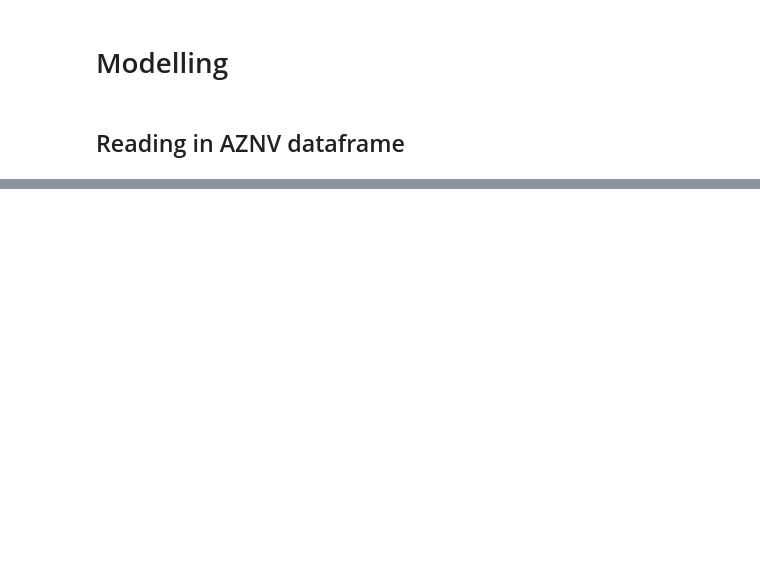
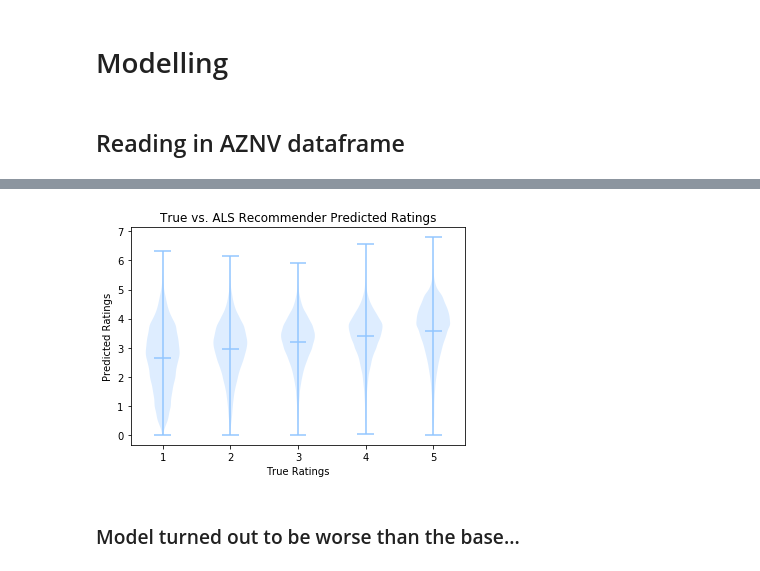
Before and after one commit to mik3up/yelp_recommender_old, a Jupyter notebook: src/Modelling.ipynb, the cells around one changed output, grey strips where cells are left out. Cells and saved outputs as stored; diff of their text form; code cells hidden in the pictures; blank space fills up the shorter version.

Commit message:
Updating modelling notebook as of 7.23

```diff
--- a/src/Modelling.ipynb
+++ b/src/Modelling.ipynb
@@ -79,0 +104,2 @@ this process took 3374.864 seconds
+# %%
+spark_df = spark.createDataFrame(pandas_df)
@@ -79,0 +110,6 @@ this process took 3374.864 seconds
+# %%
+train, test = spark_df.randomSplit([0.8, 0.2], seed=0)
+
+train.show(5)
+
+train.count()
@@ -79,0 +219,13 @@ this process took 3374.864 seconds
+# %%
+from pyspark.ml.recommendation import ALS
+als_model = ALS(
+    itemCol='restaurantid',
+    userCol='userid',
+    ratingCol='rating',
+    nonnegative=True,
+    regParam=0.1,
+    rank=10)
+
+recommender = als_model.fit(train)
+
+print('ALS model has been fitted on train data.')
@@ -79,0 +234,11 @@ this process took 3374.864 seconds
+# %%
+predictions = recommender.transform(test)
+predictions_df = predictions.toPandas()
+train_df = train.toPandas()
+predictions_df = predictions.toPandas().fillna(train_df['rating'].mean())
+
+predictions_df['squared_error'] = (predictions_df['rating'] - predictions_df['prediction'])**2
+
+rmse = np.sqrt(sum(predictions_df['squared_error']) / len(predictions_df))
+
+print('RMSE of train: {}'.format(rmse))
@@ -79,0 +256,12 @@ this process took 3374.864 seconds
+# %%
+# Create array of predictions for violinplot
+data = [predictions_df['prediction'][predictions_df['rating'] == rating].values for rating in range(1, 6)]
+plt.violinplot(data, range(1,6), showmeans=True, )
+plt.xlabel('True Ratings')
+plt.ylabel('Predicted Ratings')
+plt.title('True vs. ALS Recommender Predicted Ratings')
+plt.show();
+# %% [output]
+[figure, added]
+# %% [markdown]
+### Model turned out to be worse than the base...
```
Also changed, not shown: parts of 74 cells of this notebook.
